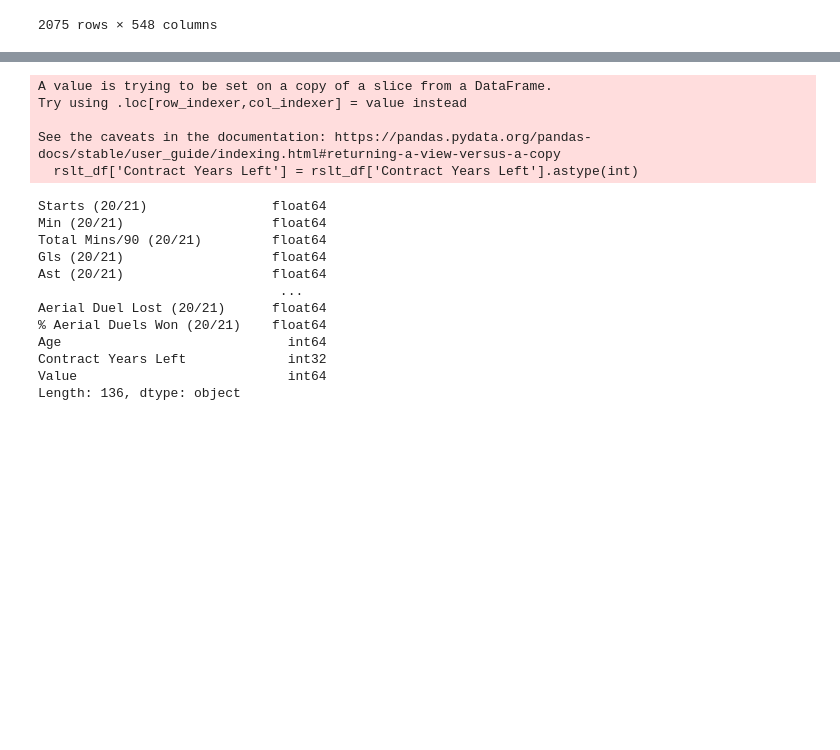
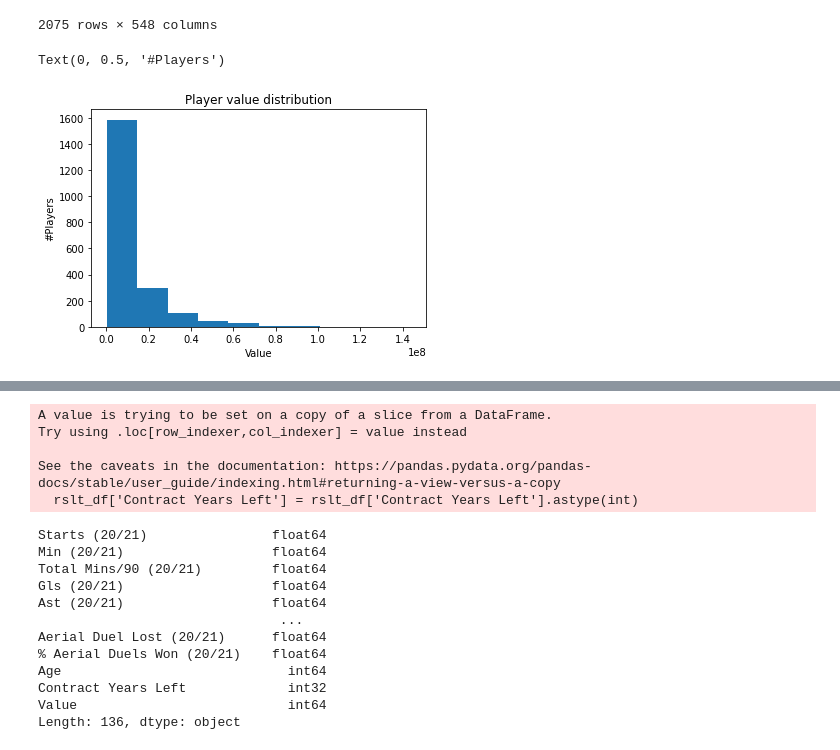
Before and after one commit to camiloms10/soccer_players_value, a Jupyter notebook: players_value.ipynb, the cells around one changed output, grey strips where cells are left out. Drawn from its saved outputs; the diff is of its cells as text; code cells hidden in the pictures; blank space fills up the shorter version.

```diff
--- a/players_value.ipynb
+++ b/players_value.ipynb
@@ -25,6 +26,14 @@ df
 | 2073 | Michael Langer | FC Schalke 04 | 36 | Goalkeeper | Austria | 90000 | 1 | Bundesliga | Schalke 04 | ... |
 | 2074 | Gianluca Pegolo | US Sassuolo | 40 | Goalkeeper | Italy | 90000 | 1 | Serie A | NaN | ... |
 2075 rows × 548 columns
+# %%
+plt.hist(df['Value'])
+plt.title(label="Player value distribution")
+plt.xlabel(xlabel="Value")
+plt.ylabel(ylabel="#Players")
+# %% [output]
+Text(0, 0.5, '#Players')
+[figure, added]
 # %%
 df_2021_2020 = df.iloc[:, :143]
 df_2021_2020
```
Also changed, not shown: parts of 22 cells of this notebook.
